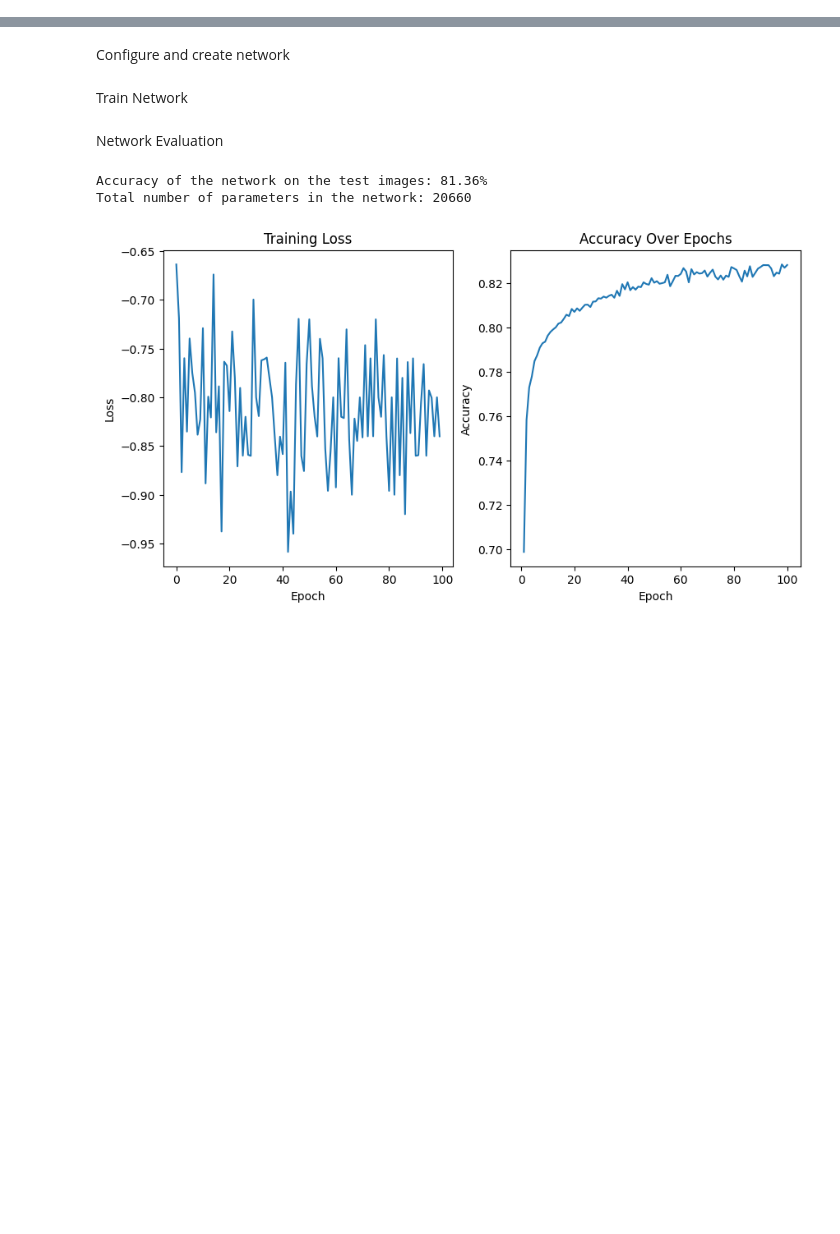
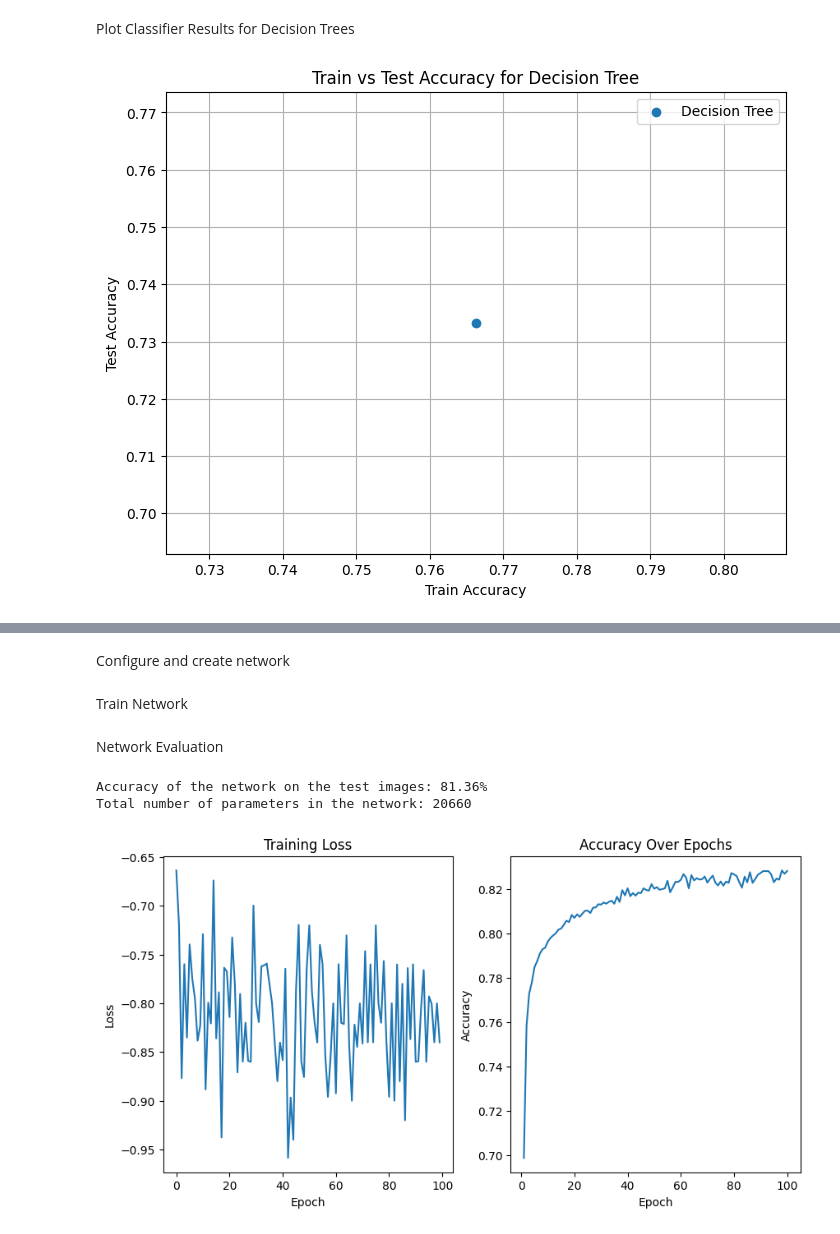
Before and after one commit to BillPapakyriakou/BillPapakyriakou, a Jupyter notebook: MachineLearning1A.ipynb, the cells around one changed output, grey strips where cells are left out. Saved outputs shown, nothing was run; the diff lists cells and outputs as text; code cells hidden in the pictures; blank space fills up the shorter version.

```diff
--- a/MachineLearning1A.ipynb
+++ b/MachineLearning1A.ipynb
@@ -110,0 +150,22 @@ for gamma in RBF_VALUES:
+# %% [markdown]
+Plot Classifier Results for Decision Trees
+# %%
+plt.figure(figsize=(8, 6))
+
+model_name = "Decision Tree"  # Change this to the model you want to plot
+
+model = models[model_name]
+
+train_accuracy = model.score(X_train_vectorized, y_train)
+test_accuracy = model.score(X_test_vectorized, y_test)
+
+plt.scatter(train_accuracy, test_accuracy, label=model_name)
+
+plt.xlabel('Train Accuracy')
+plt.ylabel('Test Accuracy')
+plt.title(f'Train vs Test Accuracy for {model_name}')
+plt.legend()
+plt.grid(True)
+plt.show()
+# %% [output]
+[figure, added]
```
Also changed, not shown: parts of 9 cells of this notebook.
